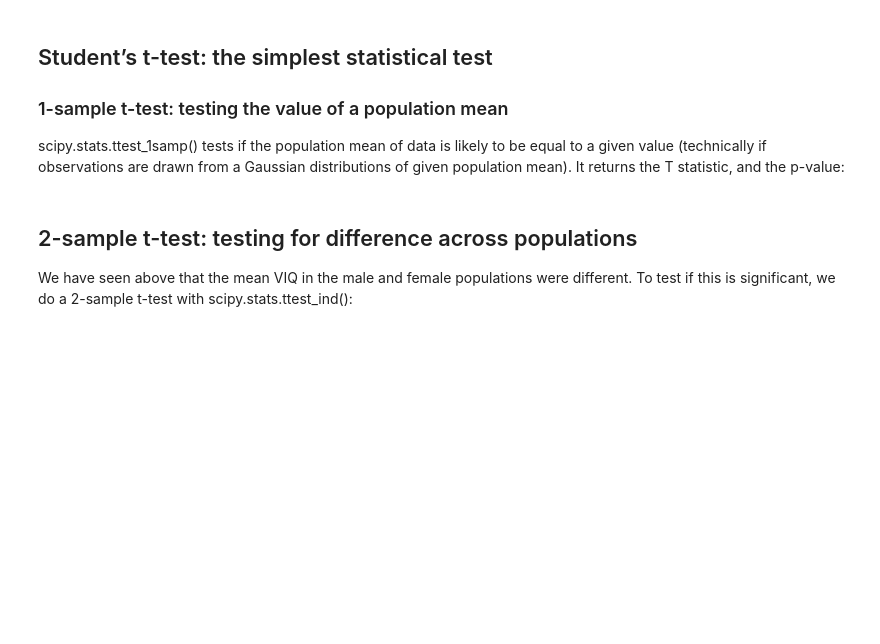
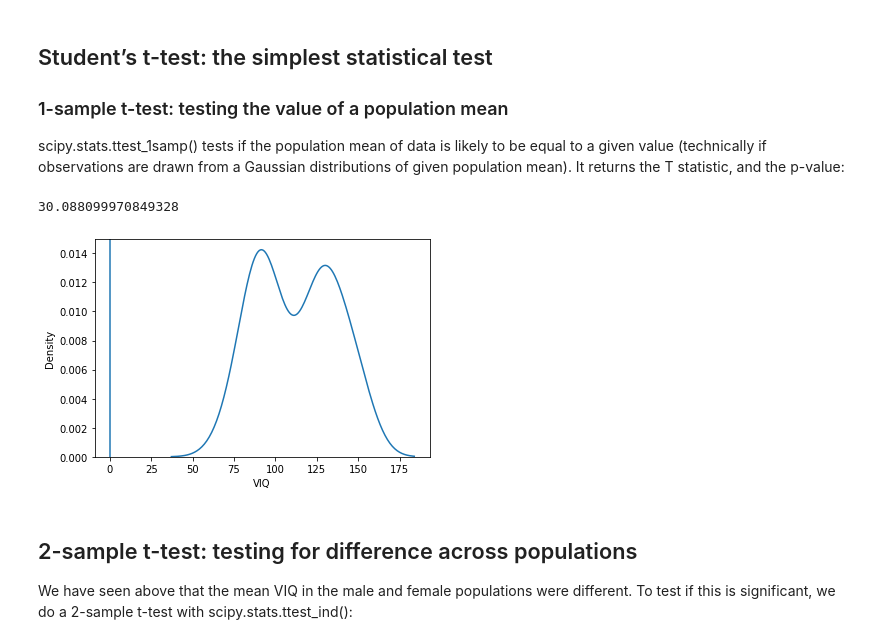
Before and after one commit to MMRES-PyBootcamp/MMRES-python-bootcamp2021, a Jupyter notebook: 07_scipy_stats.ipynb, the cells around one changed output. Saved outputs shown, nothing was run; the diff lists cells and outputs as text; code cells hidden in the pictures; blank space fills up the shorter version.

```diff
--- a/07_scipy_stats.ipynb
+++ b/07_scipy_stats.ipynb
@@ -135,3 +236,11 @@ stats.ttest_1samp(data['VIQ'], 0)
+# %%
+sns.distplot(data['VIQ'],hist=False)
+plt.axvline(0)
+res=stats.ttest_1samp(data['VIQ'], 0)
+print (res[0])
+# %% [output]
+30.088099970849328
+[figure, added]
 # %% [markdown]
 ## 2-sample t-test: testing for difference across populations
 We have seen above that the mean VIQ in the male and female populations were different. To test if this is significant, we do a 2-sample t-test with scipy.stats.ttest_ind():
```
Also changed, not shown: parts of 33 cells of this notebook.
